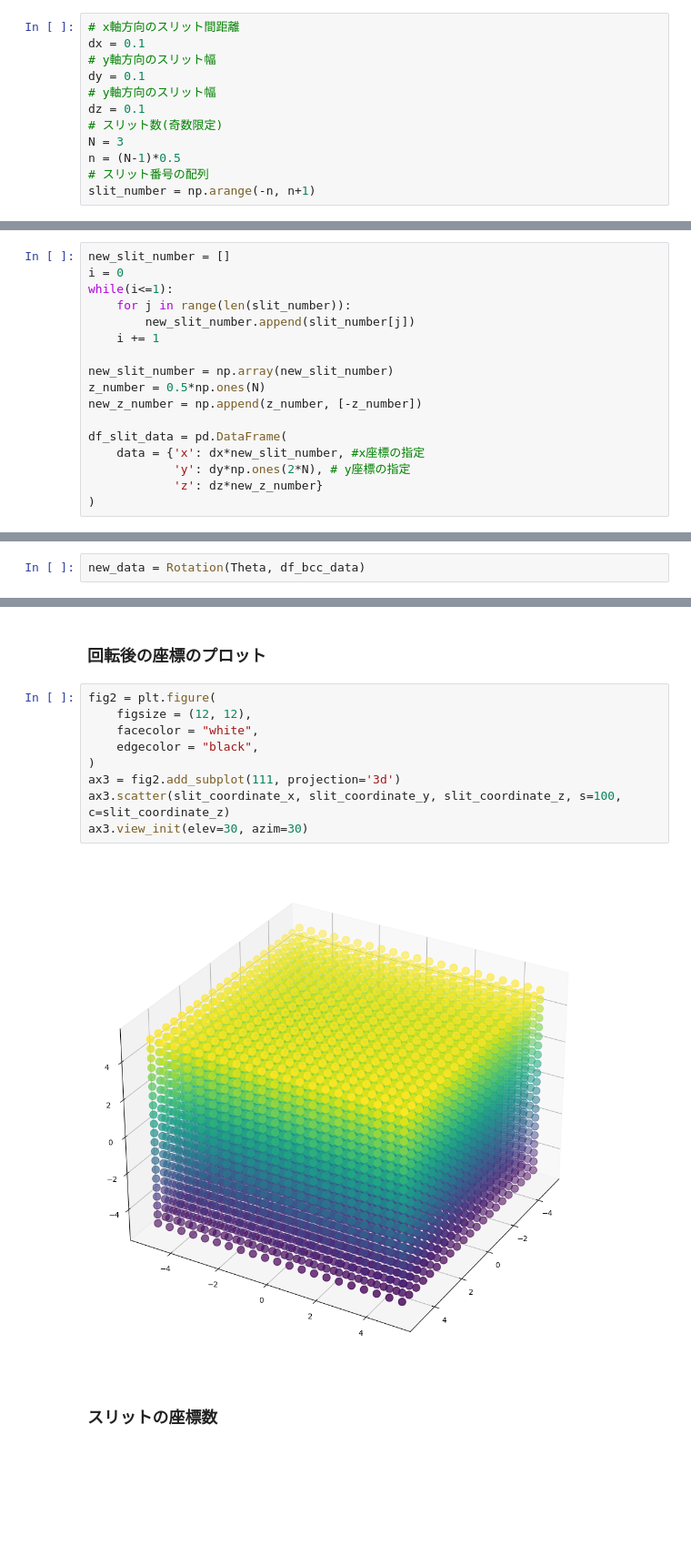
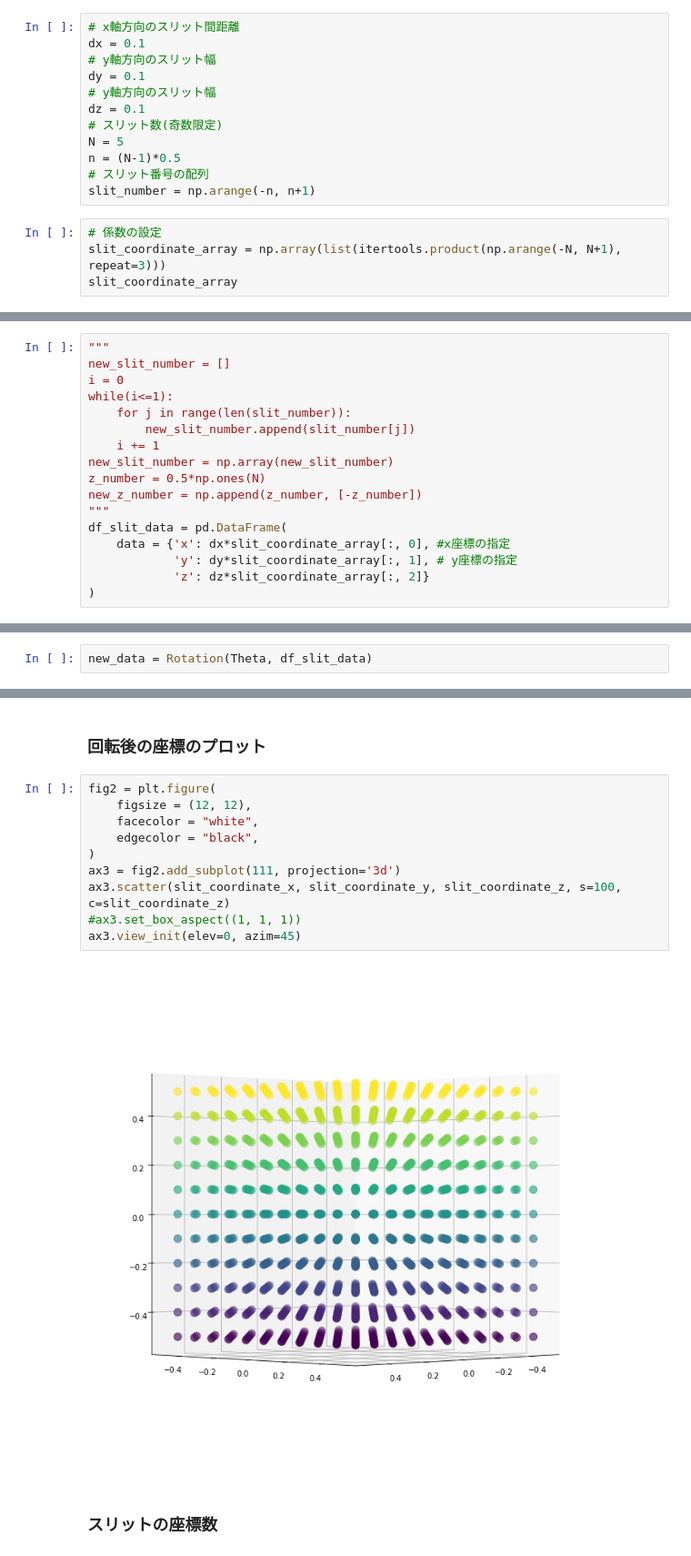
Before and after one commit to yuki2023-kenkyu/Solid_State_Physics, a Jupyter notebook: 特論Ⅰ/回折シミュレーション/回折_3D-Copy1.ipynb, the cells around one changed output, grey strips where cells are left out. Shown: that part at 91% size. Cells and saved outputs as stored; diff of their text form; blank space fills up the shorter version.

```diff
--- a/特論Ⅰ/回折シミュレーション/回折_3D-Copy1.ipynb
+++ b/特論Ⅰ/回折シミュレーション/回折_3D-Copy1.ipynb
@@ -111,7 +76,11 @@ dy = 0.1
 # y軸方向のスリット幅
 dz = 0.1
 # スリット数(奇数限定)
-N = 3
+N = 5
 n = (N-1)*0.5
 # スリット番号の配列
 slit_number = np.arange(-n, n+1)
+# %%
+# 係数の設定
+slit_coordinate_array = np.array(list(itertools.product(np.arange(-N, N+1), repeat=3)))
+slit_coordinate_array
@@ -118,19 +95,19 @@ slit_number = np.arange(-n, n+1)
 # %%
+"""
 new_slit_number = []
 i = 0
 while(i<=1):
     for j in range(len(slit_number)):
         new_slit_number.append(slit_number[j])
     i += 1
-
 new_slit_number = np.array(new_slit_number)
 z_number = 0.5*np.ones(N)
 new_z_number = np.append(z_number, [-z_number])
-
+"""
 df_slit_data = pd.DataFrame(
-    data = {'x': dx*new_slit_number, #x座標の指定
-            'y': dy*np.ones(2*N), # y座標の指定
-            'z': dz*new_z_number}
+    data = {'x': dx*slit_coordinate_array[:, 0], #x座標の指定
+            'y': dy*slit_coordinate_array[:, 1], # y座標の指定
+            'z': dz*slit_coordinate_array[:, 2]}
 )
 # %%
 # 作成したデータフレームの確認
@@ -240,7 +237,7 @@ array([[-10., -10., -10.],
 # %% [markdown]
 ### 座標を回転
 # %%
-new_data = Rotation(Theta, df_bcc_data)
+new_data = Rotation(Theta, df_slit_data)
 # %% [markdown]
 ### 座標を抽出しリスト型に変換
 # %%
@@ -253,14 +250,15 @@ slit_coordinate_z = list(new_data[2])
 # %%
 fig2 = plt.figure(
     figsize = (12, 12),
     facecolor = "white",
     edgecolor = "black",
 )
 ax3 = fig2.add_subplot(111, projection='3d')
 ax3.scatter(slit_coordinate_x, slit_coordinate_y, slit_coordinate_z, s=100, c=slit_coordinate_z)
-ax3.view_init(elev=30, azim=30)
+#ax3.set_box_aspect((1, 1, 1))
+ax3.view_init(elev=0, azim=45)
 # %% [output]
-[figure, old version]
+[figure, new version]
 # %% [markdown]
 ### スリットの座標数
 # %%
```
Also changed, not shown: parts of 19 cells of this notebook, 1 other file.
